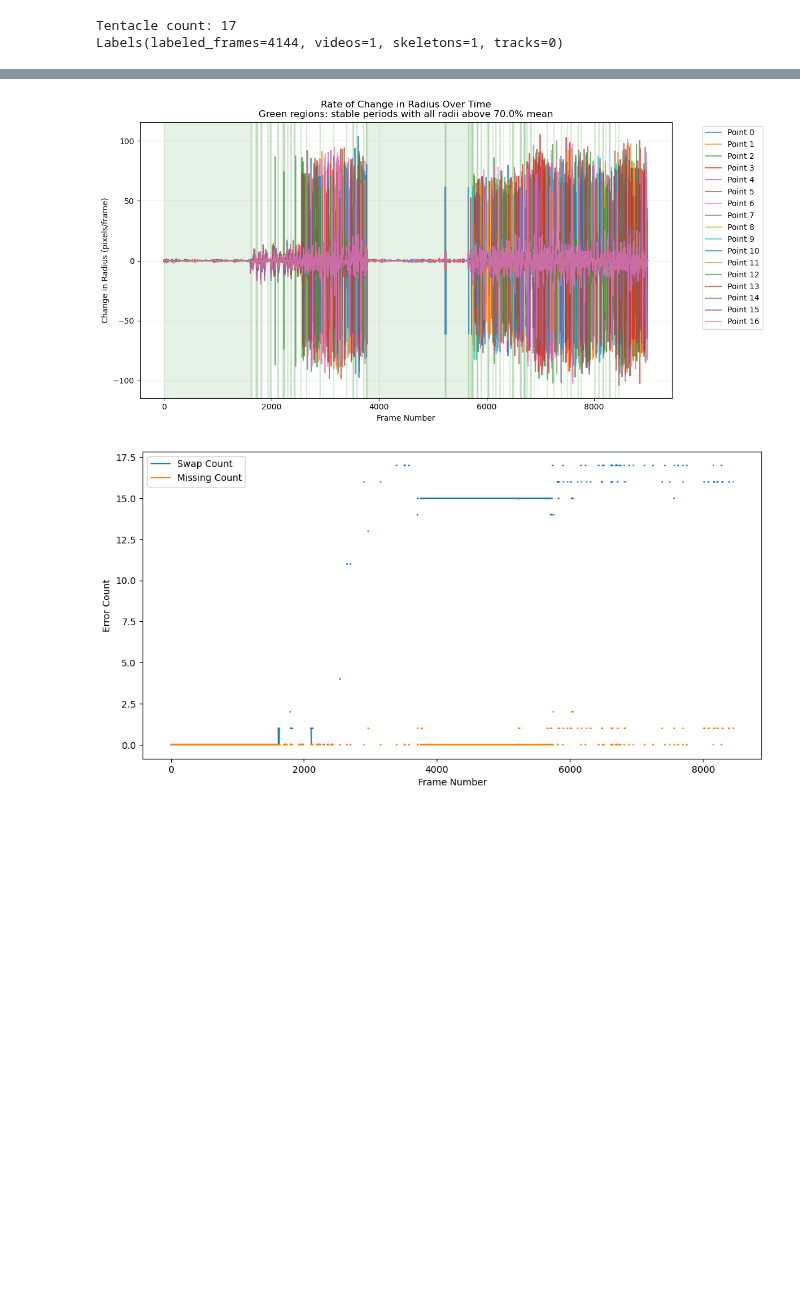
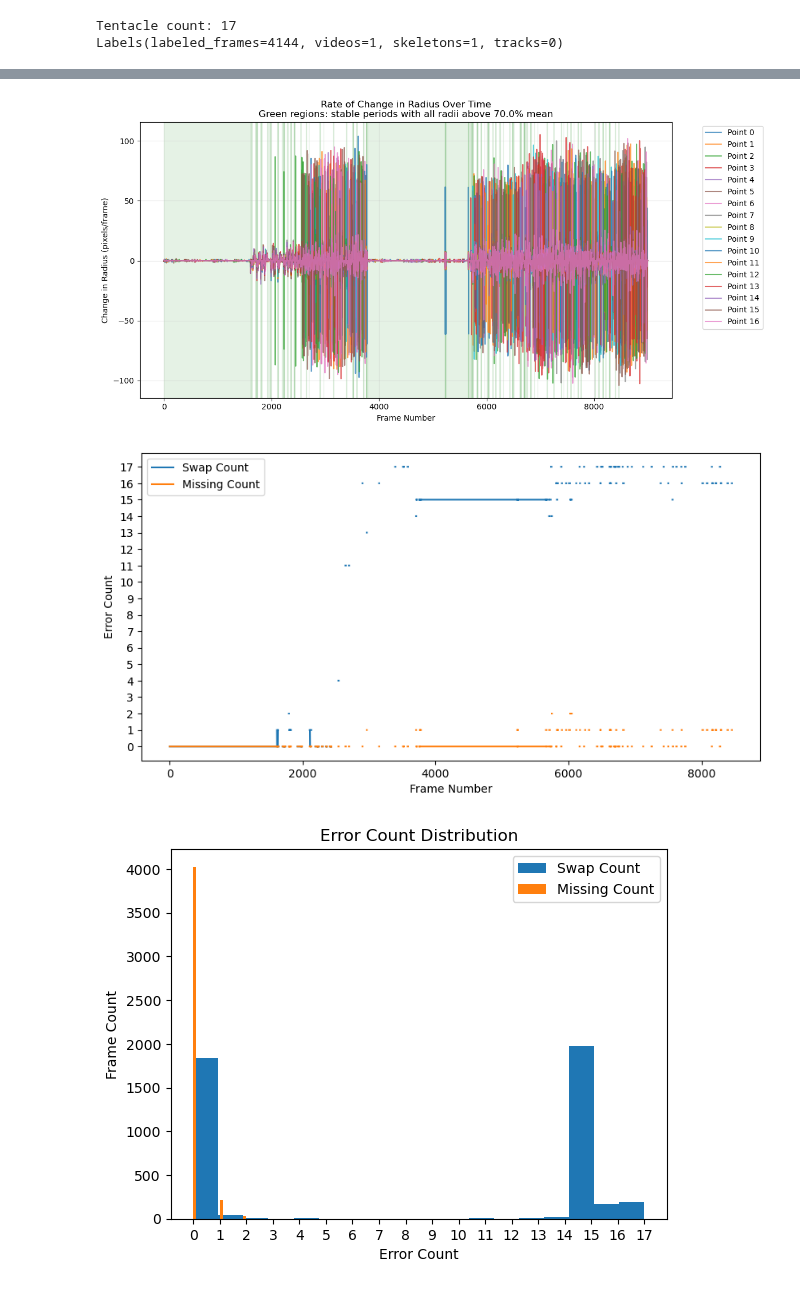
Before and after one commit to mingxiaowei/jelly-sleap, a Jupyter notebook: sleap/jelly/notebook/error_profiling_multi.ipynb, the cells around one changed output, grey strips where cells are left out. Drawn from its saved outputs; the diff is of its cells as text; code cells hidden in the pictures; blank space fills up the shorter version.

```diff
--- a/sleap/jelly/notebook/error_profiling_multi.ipynb
+++ b/sleap/jelly/notebook/error_profiling_multi.ipynb
@@ -88,10 +88,11 @@ Labels(labeled_frames=4144, videos=1, skeletons=1, tracks=0)
 # %%
 tracked_pts_path = '/home/mingxiao/Desktop/jellyfish/video/video_1_clips/manual_5min_c0_tracked_points.npy'
 tracked_points = np.load(tracked_pts_path)
 print(tracked_points.shape)
-eval_dataset_from_points(tracked_points);
+swap_cnt_lst, missing_cnt_lst,filtered_ranges = eval_dataset_from_points(tracked_points)
 # %% [output]
 (9000, 17, 2)
 total_range_length: 4264
 [figure]
-[figure, old version]
+[figure, new version]
+[figure, added]
```
Also changed, not shown: parts of 10 cells of this notebook, 3 other files.
